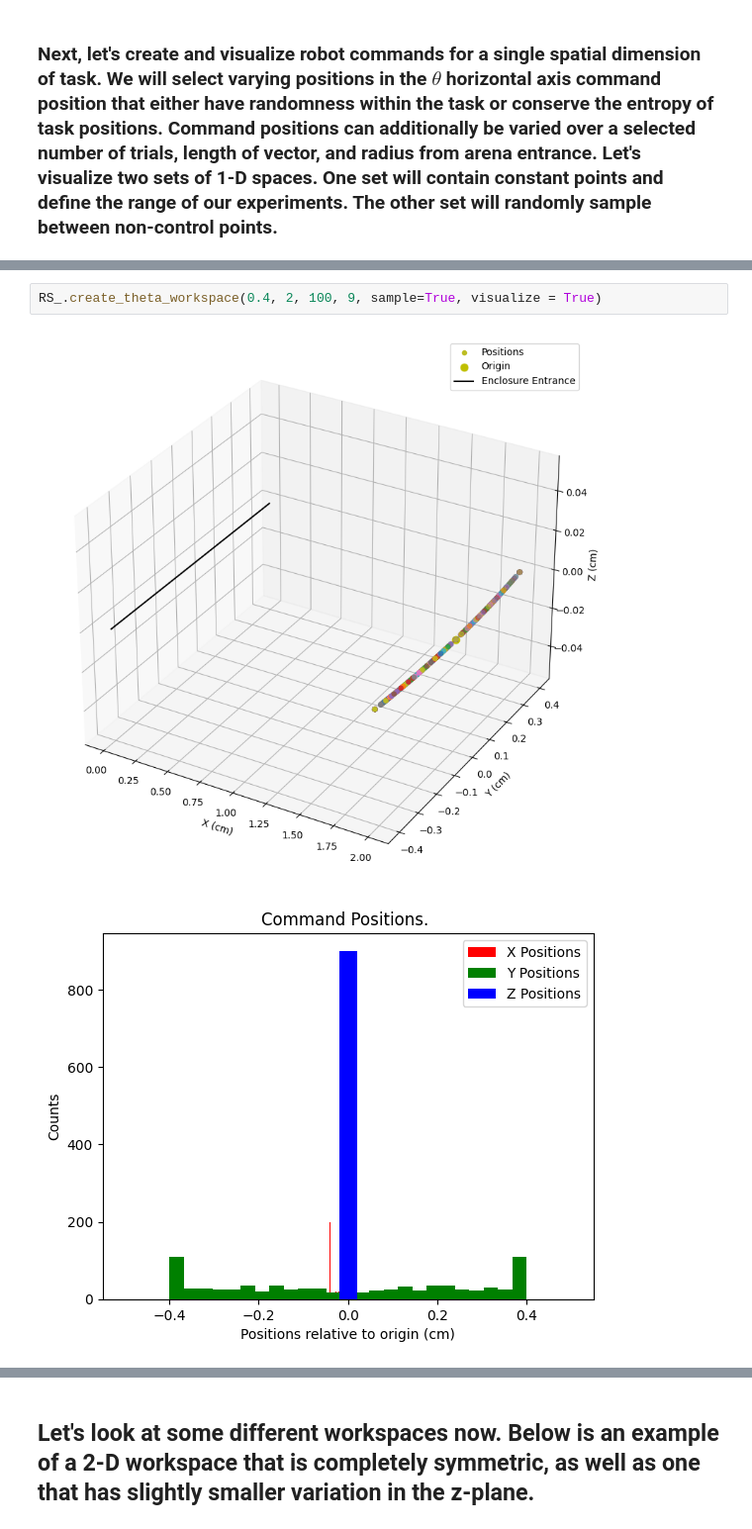
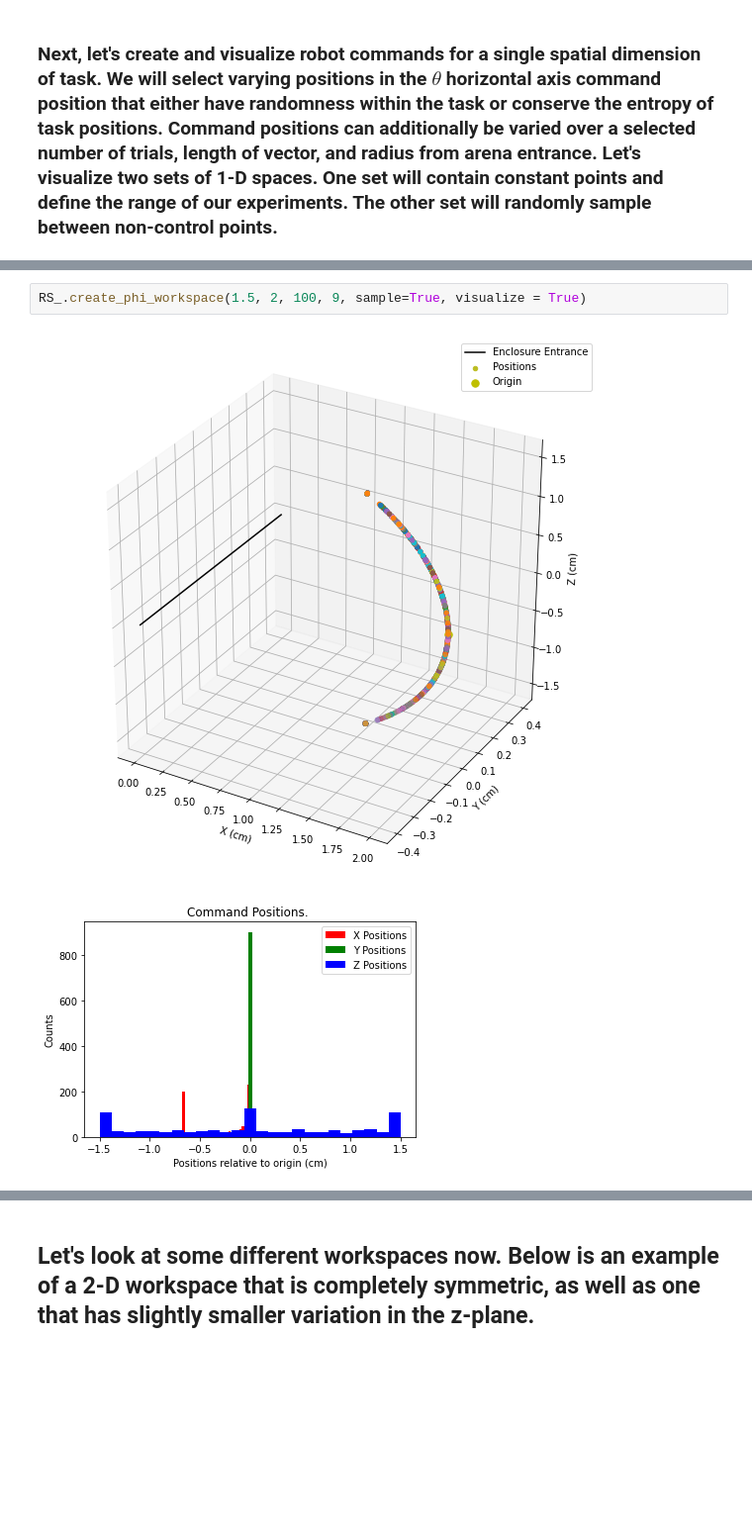
Before and after one commit to throneofshadow/ReachSample, a Jupyter notebook: notebooks/ReachSample_tutorial.ipynb, the cells around one changed output, grey strips where cells are left out. Shown at 99% size. Saved outputs shown, nothing was run; the diff lists cells and outputs as text; blank space fills up the shorter version.

```diff
--- a/notebooks/ReachSample_tutorial.ipynb
+++ b/notebooks/ReachSample_tutorial.ipynb
@@ -29,5 +37,5 @@ RS_.create_theta_workspace(0.4, 2, 50, 9, visualize = True)
 # %%
-RS_.create_theta_workspace(0.4, 2, 100, 9, sample=True, visualize = True)
+RS_.create_phi_workspace(1.5, 2, 100, 9, sample=True, visualize = True)
 # %% [output]
-[figure, old version]
+[figure, new version]
-[figure, old version]
+[figure, new version]
```
Also changed, not shown: parts of 4 cells of this notebook, 4 other files.
